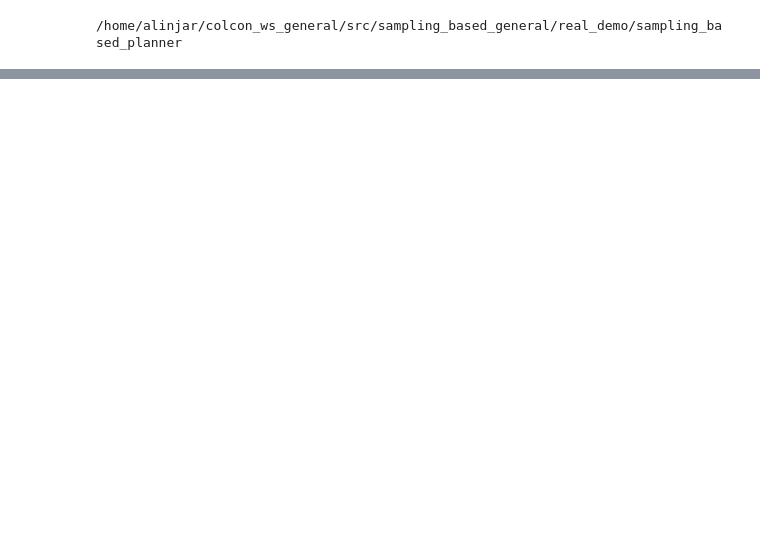
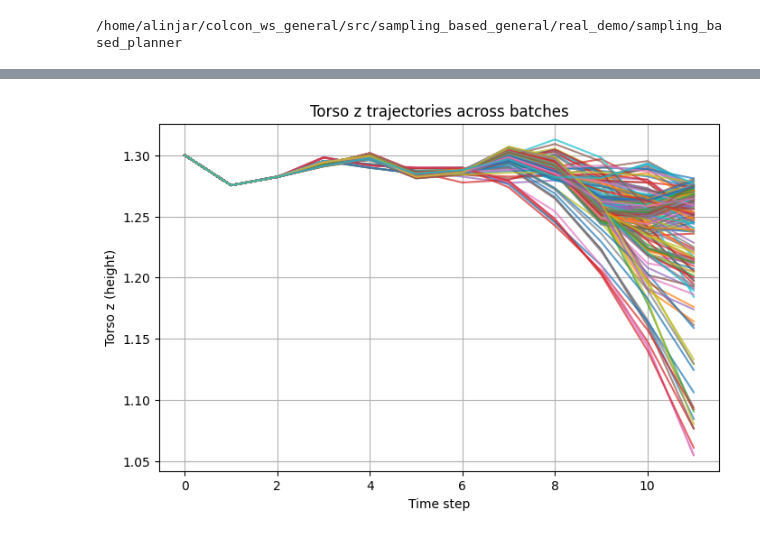
Before and after one commit to alinjar1996/sampling_based_general, a Jupyter notebook: real_demo/sampling_based_planner/mjx_planner_walker.ipynb, the cells around one changed output, grey strips where cells are left out. Drawn from its saved outputs; the diff is of its cells as text; code cells hidden in the pictures; blank space fills up the shorter version.

```diff
--- a/real_demo/sampling_based_planner/mjx_planner_walker.ipynb
+++ b/real_demo/sampling_based_planner/mjx_planner_walker.ipynb
@@ -565 +707,28 @@ Start points torso:
  [0.  0.  1.3]]
+# %%
+import matplotlib.pyplot as plt
+import numpy as np
+
+# Assuming torso_pos[-1] is defined
+arr_0_ = torso_pos[-1]  # shape: (num_batch, num_steps, 3)
+
+num_batch, num_steps, _ = arr_0_.shape
+
+# Create a 2D plot for z trajectories
+plt.figure(figsize=(8, 5))
+
+for b in range(num_batch):
+    z_0_ = arr_0_[b, :, 2]  # extract z-coordinate
+    plt.plot(range(num_steps), z_0_, alpha=0.7, label=f"batch {b+1}" if num_batch <= 10 else None)
+
+# Labels
+plt.xlabel("Time step")
+plt.ylabel("Torso z (height)")
+plt.title("Torso z trajectories across batches")
+if num_batch <= 10:
+    plt.legend()
+plt.grid(True)
+
+plt.show()
+# %% [output]
+[figure, added]
```
Also changed, not shown: parts of 22 cells of this notebook, 2 other files.
